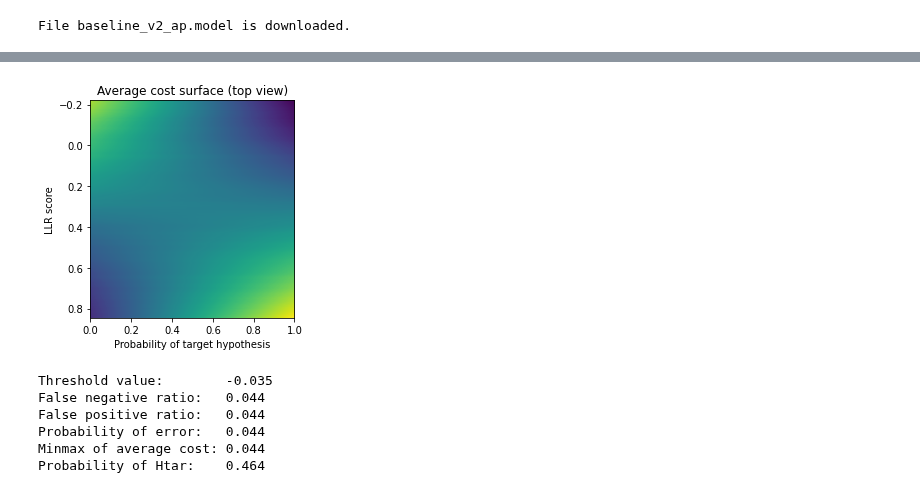
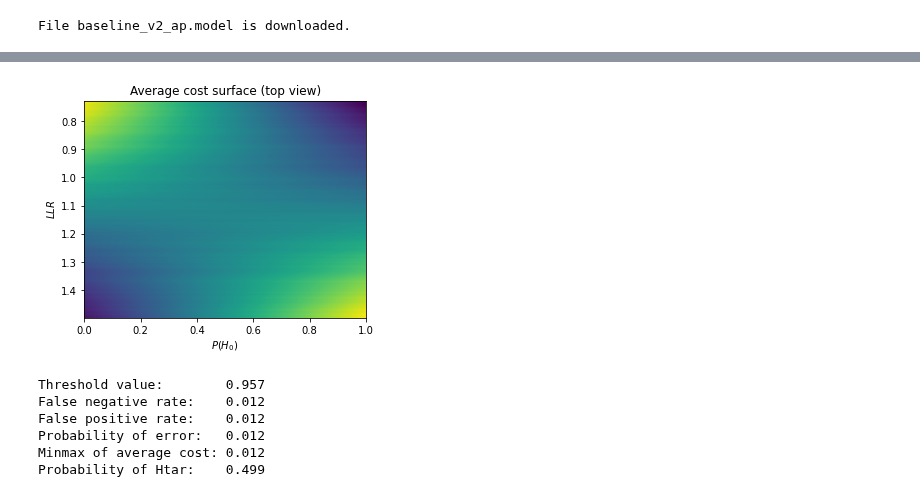
Before and after one commit to va-volokhov/itmo_speaker_recognition_course, a Jupyter notebook: lab4/lab4.ipynb, the cells around one changed output, grey strips where cells are left out. Drawn from its saved outputs; the diff is of its cells as text; code cells hidden in the pictures.

```diff
--- a/lab4/lab4.ipynb
+++ b/lab4/lab4.ipynb
@@ -93,7 +103,7 @@ setfiles = list(set(files))
 setfiles.sort()
 
 # Define test data loader
-test_dataset = test_dataset_loader(setfiles, test_path='./voxceleb1_test/wav/', eval_frames=400, num_eval=10)
+test_dataset = test_dataset_loader(setfiles, test_path='./voxceleb1_test/wav/', eval_frames=200, num_eval=5)
 test_loader  = torch.utils.data.DataLoader(test_dataset, batch_size=1, shuffle=False, num_workers=10, drop_last=False, sampler=None)
 
 # Extract features for every image
@@ -308,52 +376,52 @@ for idx in range(len_thr):
     err = (solution != ground_truth)                          # error vector
 
     tpr[idx] = np.sum(ts [ ground_truth])/len(tar_scores)     # true positive ratio (TPR)
-    fnr[idx] = np.sum(err[ ground_truth])/len(tar_scores)     # prob. of Type I  error P(Dimp|Htar), false negative ratio (FNR)
-    fpr[idx] = np.sum(err[~ground_truth])/len(imp_scores)     # prob. of Type II error P(Dtar|Himp), false positive ratio (FPR)
+    fnr[idx] = np.sum(err[ ground_truth])/len(tar_scores)     # prob. of Type I  error P(Dimp|Htar), false negative rate (FNR)
+    fpr[idx] = np.sum(err[~ground_truth])/len(imp_scores)     # prob. of Type II error P(Dtar|Himp), false positive rate (FPR)
     tnr[idx] = np.sum(ts[ ~ground_truth])/len(imp_scores)     # true negative ratio (TNR)
 
     for idy in range(len_P_Htar_thr):
         AC[idx, idy] = C00*tpr[idx]*P_Htar_thr[idy]       + \
                        C10*fnr[idx]*P_Htar_thr[idy]       + \
                        C01*fpr[idx]*(1 - P_Htar_thr[idy]) + \
                        C11*tnr[idx]*(1 - P_Htar_thr[idy])     # Bayes' risk (average cost)
 
-imshow(AC[18305:19305, :], extent=[P_Htar_thr[0], P_Htar_thr[999], LLR[19305], LLR[18305]])
-xlabel('Probability of target hypothesis'); ylabel('LLR score'); title('Average cost surface (top view)');show()
+imshow(AC[18705:18905, :], extent=[P_Htar_thr[0], P_Htar_thr[999], LLR[18905], LLR[18705]])
+xlabel('$P(H_0)$'); ylabel('$LLR$'); title('Average cost surface (top view)'); show()
 
 AC_P_Htar_max = np.zeros(len_thr)
 for idx in range(len_thr):
     AC_P_Htar_max[idx] = np.amax(AC[idx, :])
 
 AC_min_max_idx = np.argmin(AC_P_Htar_max)
 
 AC_thr_min = np.zeros(len_P_Htar_thr)
 for idx in range(len_P_Htar_thr):
     AC_thr_min[idx] = np.amin(AC[:, idx])
 
 AC_max_min_idx = np.argmax(AC_thr_min)
 
 solution = LLR > LLR[AC_min_max_idx]                  # decision
 err      = (solution != ground_truth)                 # error vector
-fnr      = np.sum(err[ ground_truth])/len(tar_scores) # prob. of Type I  error P(Dimp|Htar), false negative ratio (FNR)
-fpr      = np.sum(err[~ground_truth])/len(imp_scores) # prob. of Type II error P(Dtar|Himp), false positive ratio (FPR)                   % вероятность ошибки второго рода P(D0|H1)
+fnr      = np.sum(err[ ground_truth])/len(tar_scores) # prob. of Type I  error P(Dimp|Htar), false negative rate (FNR)
+fpr      = np.sum(err[~ground_truth])/len(imp_scores) # prob. of Type II error P(Dtar|Himp), false positive rate (FPR)                   % вероятность ошибки второго рода P(D0|H1)
 P_err    = fnr*P_Htar_thr[AC_max_min_idx] + \
            fpr*(1 - P_Htar_thr[AC_max_min_idx])       # prob. of error
 
 print('Threshold value:        {0:.3f}'.format(LLR[AC_idx]))
-print('False negative ratio:   {0:.3f}'.format(fnr))
-print('False positive ratio:   {0:.3f}'.format(fpr))
+print('False negative rate:    {0:.3f}'.format(fnr))
+print('False positive rate:    {0:.3f}'.format(fpr))
 print('Probability of error:   {0:.3f}'.format(P_err))
 print('Minmax of average cost: {0:.3f}'.format(AC[AC_min_max_idx, AC_max_min_idx]))
 print('Probability of Htar:    {0:.3f}'.format(P_Htar_thr[AC_max_min_idx]))
 # %% [output]
-[figure, old version]
+[figure, new version]
-Threshold value:        -0.035
-False negative ratio:   0.044
-False positive ratio:   0.044
-Probability of error:   0.044
-Minmax of average cost: 0.044
-Probability of Htar:    0.464
+Threshold value:        0.957
+False negative rate:    0.012
+False positive rate:    0.012
+Probability of error:   0.012
+Minmax of average cost: 0.012
+Probability of Htar:    0.499
 # %% [markdown]
 **6. Вычисление значения равновероятной ошибки**
 
```
Also changed, not shown: parts of 16 cells of this notebook.
